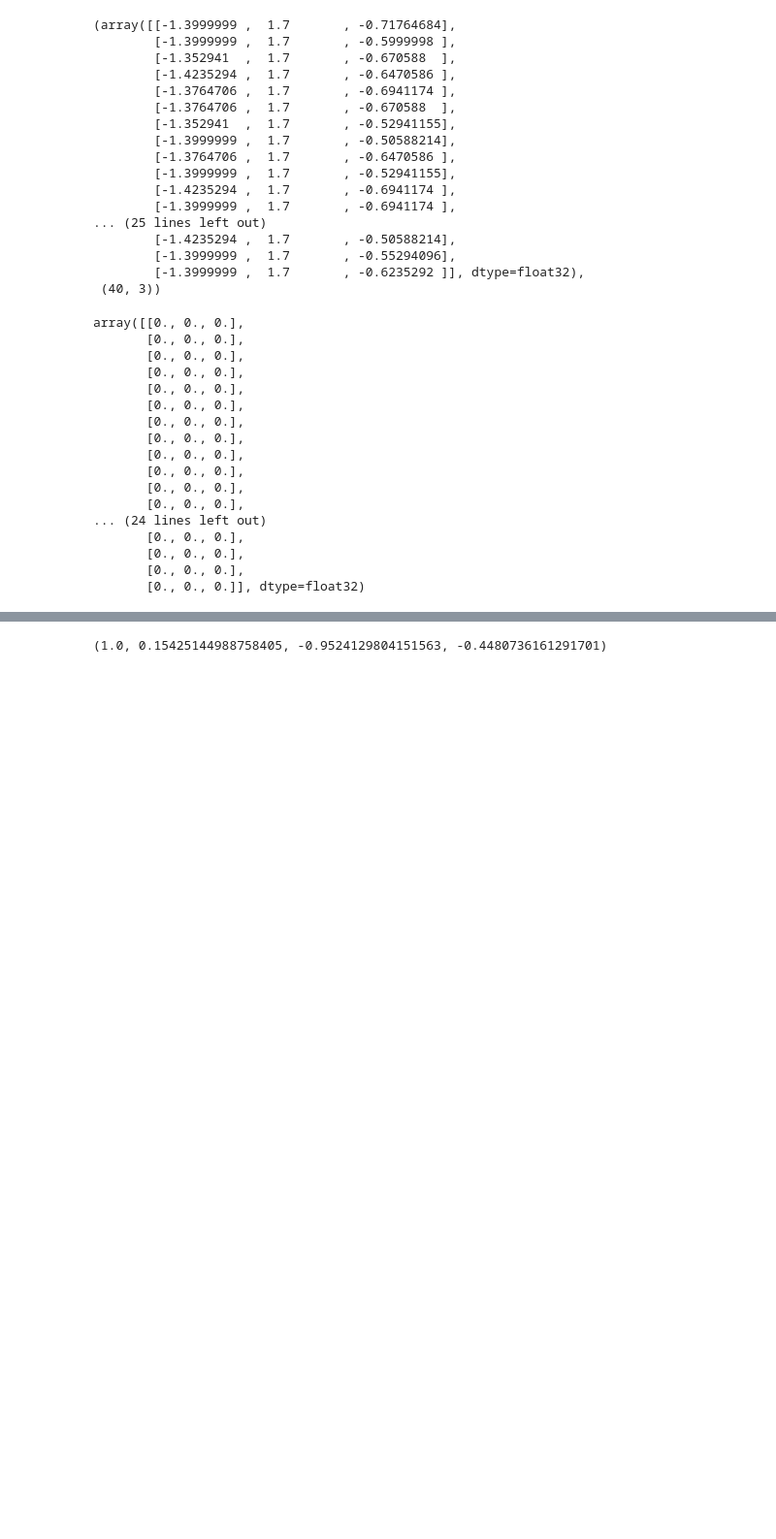
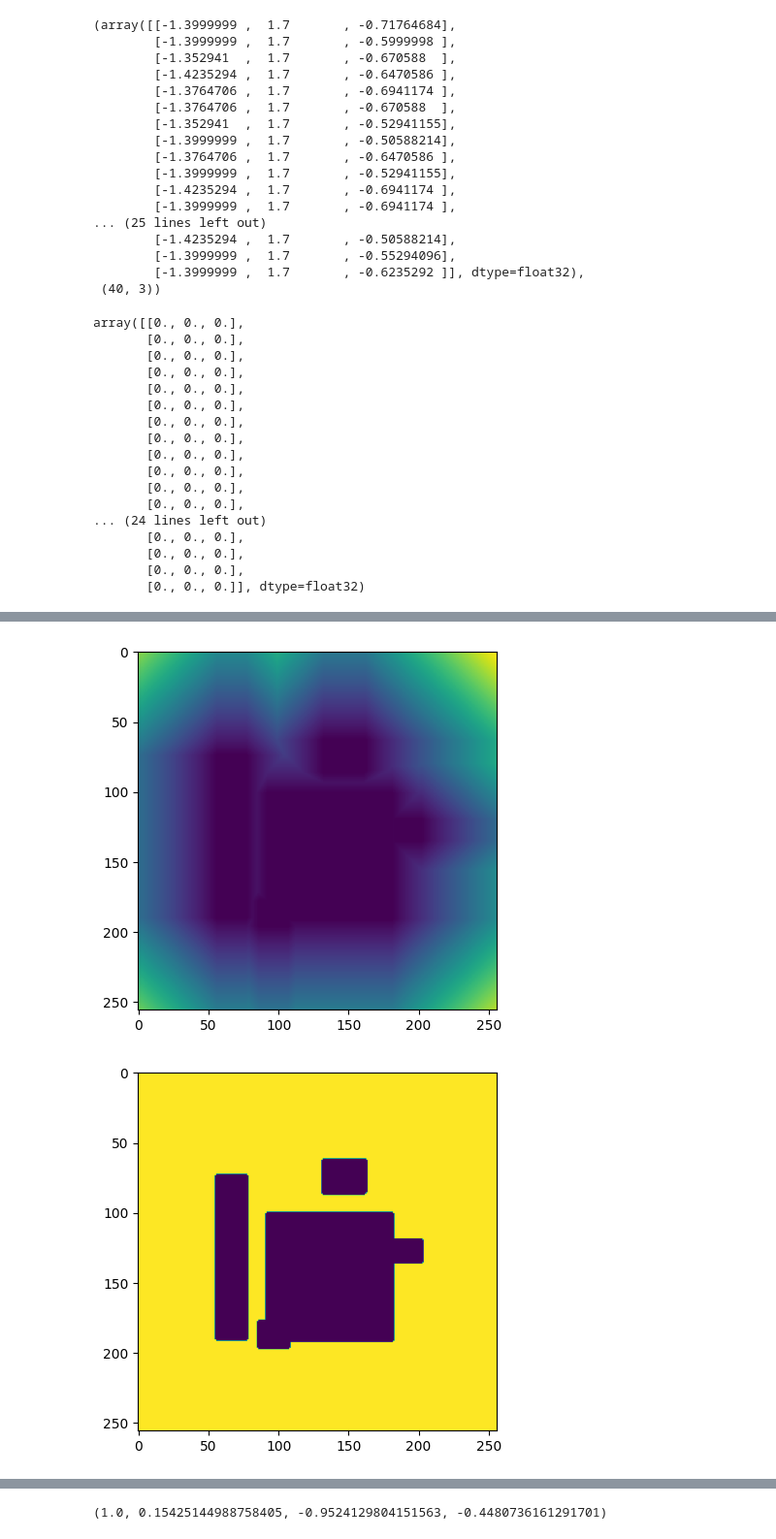
Before and after one commit to wowo0709/threed_front_rendering, a Jupyter notebook: view.ipynb, the cells around one changed output, grey strips where cells are left out. Shown: that part at 97% size. Drawn from its saved outputs; the diff is of its cells as text; code cells hidden in the pictures; blank space fills up the shorter version.

```diff
--- a/view.ipynb
+++ b/view.ipynb
@@ -192,0 +178,63 @@ result tensor([[ 3.6208e+00,  1.7000e+00,  0.0000e+00],
+# %%
+import scripts.create_camera_positions as src
+import argparse
+import sys
+import os
+
+os.system('rm -rf /root/desktop/test')
+
+sys.argv = sys.argv[:1]
+
+parser = argparse.ArgumentParser()
+parser.add_argument(
+        "--path-in",
+        default="/root/desktop/3D-FRONT/3D-FRONT-processed/bedrooms_without_lamps",
+        help="Path to scenes with bounding boxes"
+    )
+parser.add_argument(
+        "--path-out",
+        default="/root/desktop/test",
+        help="Path to scenes with bounding boxes"
+    )
+parser.add_argument(
+        "--max-coords",
+        default=[6.0, 4.0, 6.0],
+        help="Maximum xyz coordinate values"
+    )
+parser.add_argument(
+        "--num-samples-scene",
+        default=40,
+        type=int,
+        help="Sample given number of different camera poses"
+    )
+parser.add_argument(
+    "--beds-only",
+    action="store_true",
+    help="Only render beds in the center"
+)
+parser.add_argument(
+        "--start-idx",
+        default=0,
+        type=int
+    )
+parser.add_argument(
+        "--end-idx",
+        default=1,
+        type=int
+    )
+parser.add_argument(
+        "--remove-classes",
+        default=None,
+        type=str,
+        nargs='+'
+    )
+parser.add_argument(
+        "--bed-size",
+        default=1.0,
+        type=float
+    )
+args = parser.parse_args()
+src.main(args)
+# %% [output]
+[figure, added]
+[figure, added]
```
Also changed, not shown: parts of 10 cells of this notebook, 7 other files.
